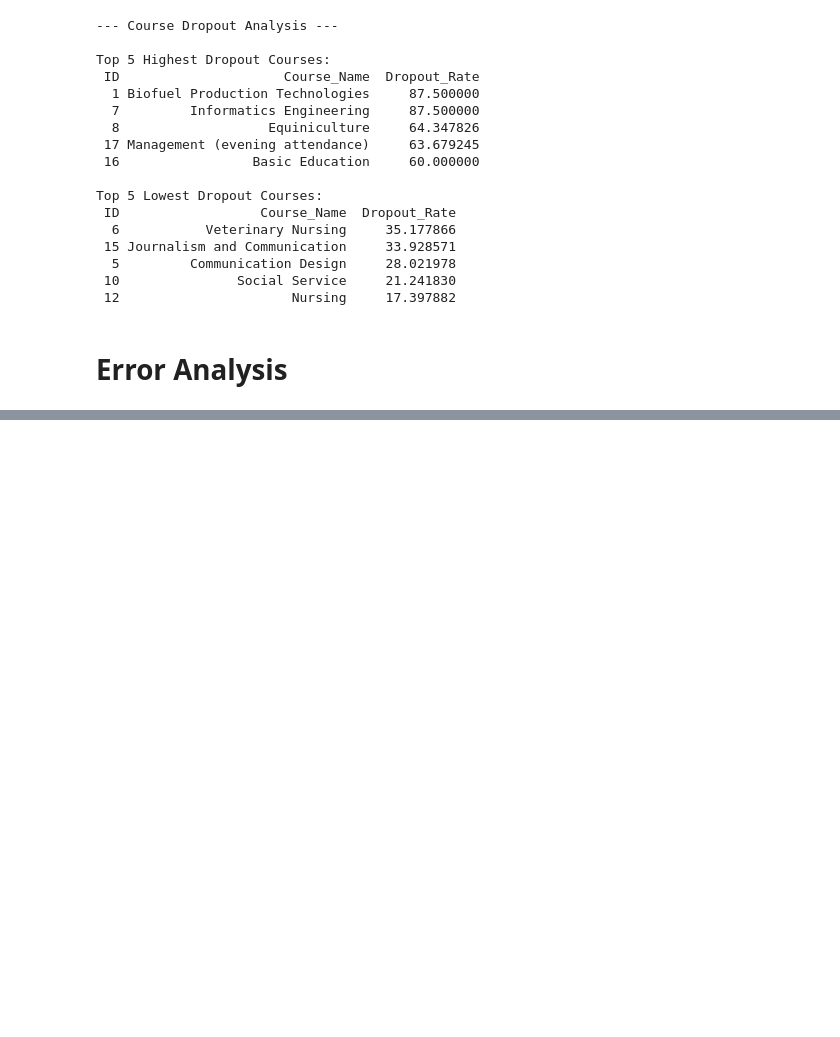
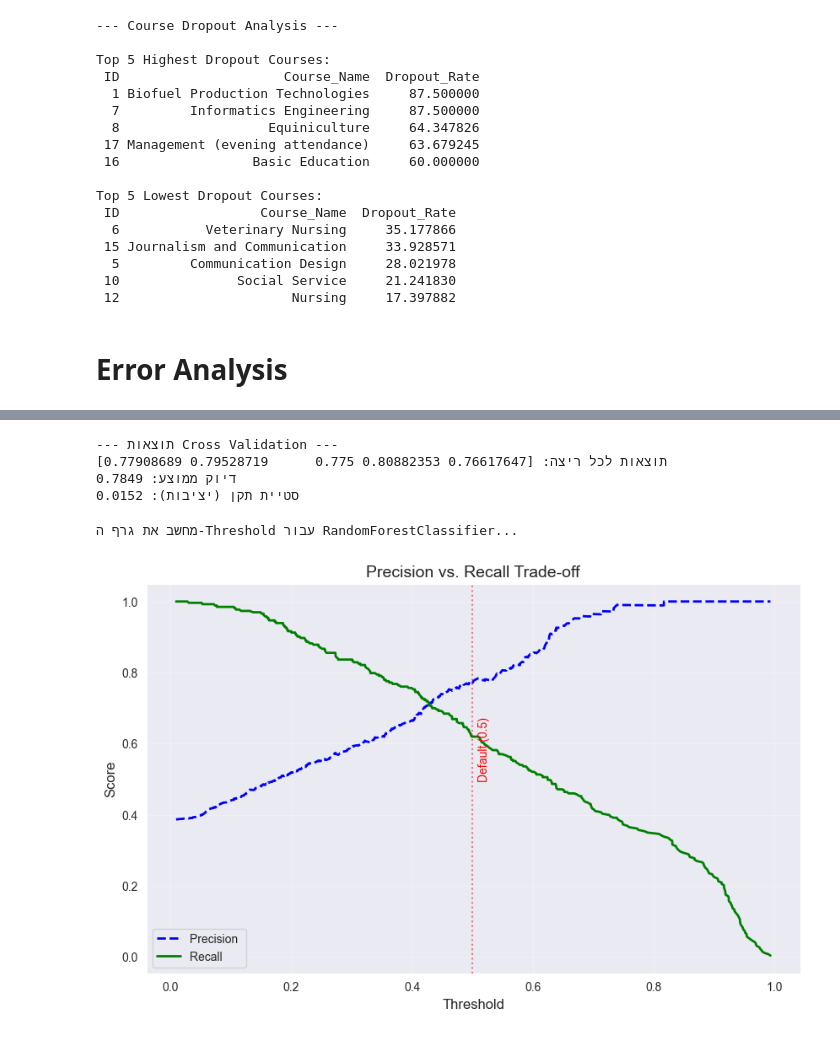
Before and after one commit to tamirlitbak/students_dropout_prediction, a Jupyter notebook: classification_without_FY.ipynb, the cells around one changed output, grey strips where cells are left out. Saved outputs shown, nothing was run; the diff lists cells and outputs as text; code cells hidden in the pictures; blank space fills up the shorter version.

```diff
--- a/classification_without_FY.ipynb
+++ b/classification_without_FY.ipynb
@@ -604,0 +648,49 @@ Top 5 Lowest Dropout Courses:
+# %%
+from sklearn.model_selection import cross_val_score
+
+model_to_test = rf
+#log_reg
+#rf
+#xgb
+scores = cross_val_score(model_to_test, X, y, cv=5, scoring='accuracy')
+
+print("\n--- תוצאות Cross Validation ---")
+print(f"תוצאות לכל ריצה: {scores}")
+print(f"דיוק ממוצע: {scores.mean():.4f}")
+print(f"סטיית תקן (יציבות): {scores.std():.4f}")
+# %% [output]
+--- תוצאות Cross Validation ---
+תוצאות לכל ריצה: [0.76617647 0.80882353 0.775      0.79528719 0.77908689]
+דיוק ממוצע: 0.7849
+סטיית תקן (יציבות): 0.0152
+# %%
+import matplotlib.pyplot as plt
+from sklearn.metrics import precision_recall_curve
+
+
+current_model = pipe_rf
+
+print(f"מחשב את גרף ה-Threshold עבור {current_model.steps[-1][1].__class__.__name__}...")
+
+y_scores = current_model.predict_proba(X_test)[:, 1]
+
+precisions, recalls, thresholds = precision_recall_curve(y_test, y_scores)
+
+plt.figure(figsize=(10, 6))
+
+plt.plot(thresholds, precisions[:-1], "b--", label="Precision ", linewidth=2)
+plt.plot(thresholds, recalls[:-1], "g-", label="Recall ", linewidth=2)
+
+plt.xlabel("Threshold", fontsize=12)
+plt.ylabel("Score", fontsize=12)
+plt.title("Precision vs. Recall Trade-off", fontsize=14)
+plt.legend(loc="best", fontsize=10)
+plt.grid(True, alpha=0.3)
+
+plt.axvline(x=0.5, color='red', linestyle=':', alpha=0.5)
+plt.text(0.51, 0.5, 'Default (0.5)', rotation=90, color='red')
+
+plt.show()
+# %% [output]
+מחשב את גרף ה-Threshold עבור RandomForestClassifier...
+[figure, added]
```
Also changed, not shown: parts of 19 cells of this notebook, 2 other files.
